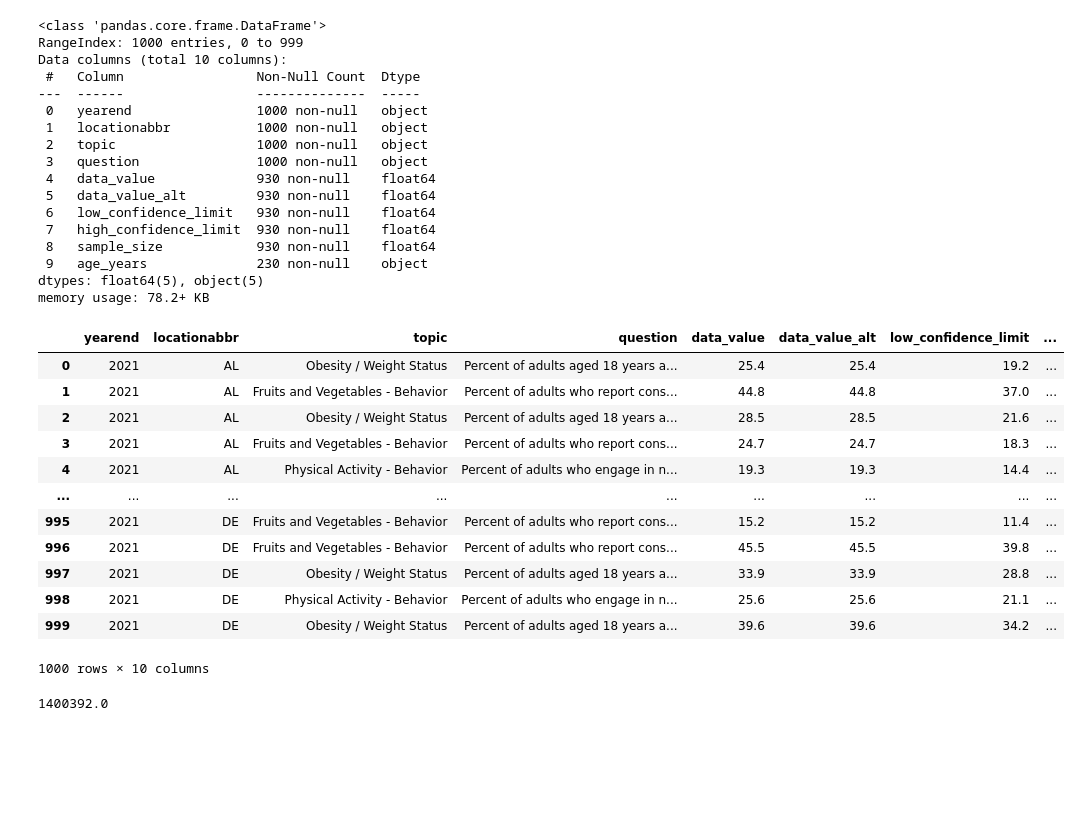
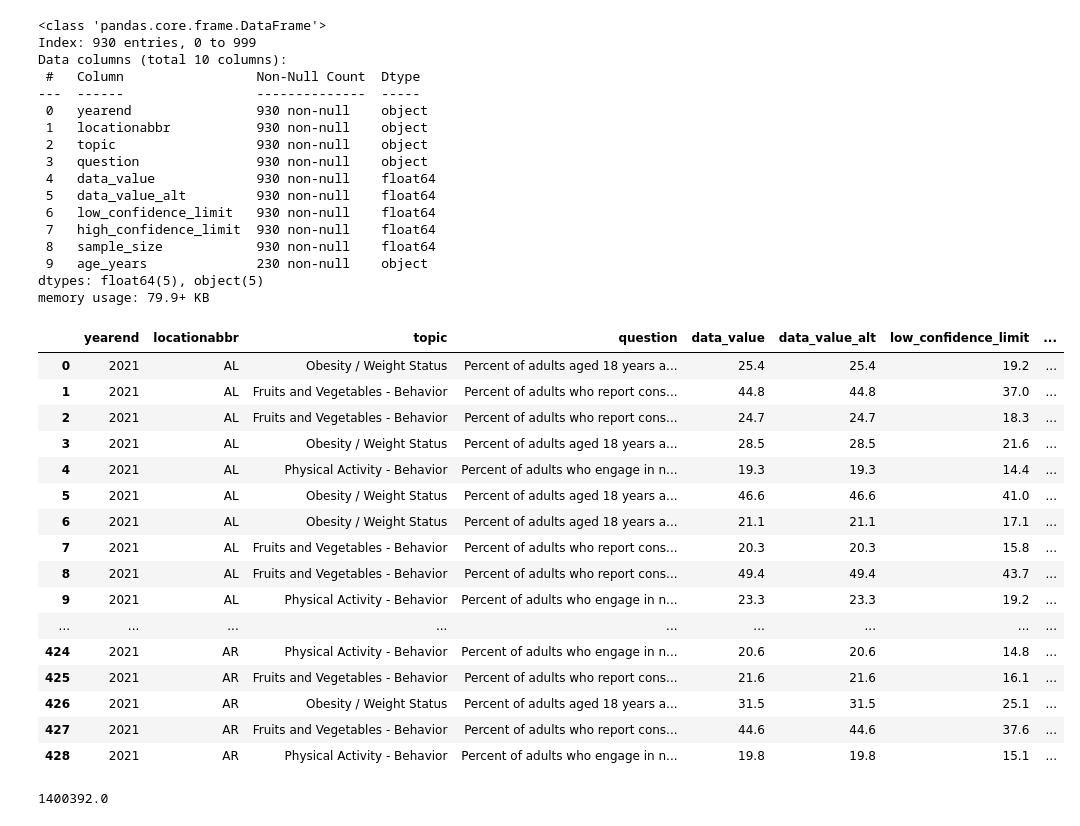
Before and after one commit to sma005/project-one-group-4, a Jupyter notebook: obesity_study.ipynb, the cells around one changed output. Drawn from its saved outputs; the diff is of its cells as text; code cells hidden in the pictures; blank space fills up the shorter version.

```diff
--- a/obesity_study.ipynb
+++ b/obesity_study.ipynb
@@ -44,50 +44,54 @@ data
 # %%
-# Convert the cities weather data into a Pandas DataFrame
+# Format table into a Pandas DataFrame
 data_df = pd.DataFrame(data)
 
-data_df = obesity_df[['yearend','locationabbr','topic','question','data_value','data_value_alt','low_confidence_limit','high_confidence_limit','sample_size','age_years']]
+data_df = data_df[['yearend','locationabbr','topic','question','data_value','data_value_alt','low_confidence_limit','high_confidence_limit','sample_size','age_years']]
 
 data_df['data_value'] = data_df.data_value.astype(float)
 data_df['data_value_alt'] = data_df.data_value_alt.astype(float)
 data_df['low_confidence_limit'] = data_df.low_confidence_limit.astype(float)
 data_df['high_confidence_limit'] = data_df.high_confidence_limit.astype(float)
 data_df['sample_size'] = data_df.sample_size.astype(float)
-
+data_df = data_df[data_df['sample_size'].notna()]
 data_df.info()
 # Show Record Count
 data_df
 #data_df.dropna()
 # %% [output]
 <class 'pandas.core.frame.DataFrame'>
-RangeIndex: 1000 entries, 0 to 999
+Index: 930 entries, 0 to 999
 Data columns (total 10 columns):
  #   Column                 Non-Null Count  Dtype
 ---  ------                 --------------  -----
- 0   yearend                1000 non-null   object
- 1   locationabbr           1000 non-null   object
- 2   topic                  1000 non-null   object
- 3   question               1000 non-null   object
+ 0   yearend                930 non-null    object
+ 1   locationabbr           930 non-null    object
+ 2   topic                  930 non-null    object
+ 3   question               930 non-null    object
  4   data_value             930 non-null    float64
  5   data_value_alt         930 non-null    float64
  6   low_confidence_limit   930 non-null    float64
  7   high_confidence_limit  930 non-null    float64
  8   sample_size            930 non-null    float64
  9   age_years              230 non-null    object
 dtypes: float64(5), object(5)
-memory usage: 78.2+ KB
+memory usage: 79.9+ KB
 |  | yearend | locationabbr | topic | question | data_value | data_value_alt | low_confidence_limit | ... |
 | 0 | 2021 | AL | Obesity / Weight Status | Percent of adults aged 18 years a... | 25.4 | 25.4 | 19.2 | ... |
 | 1 | 2021 | AL | Fruits and Vegetables - Behavior | Percent of adults who report cons... | 44.8 | 44.8 | 37.0 | ... |
-| 2 | 2021 | AL | Obesity / Weight Status | Percent of adults aged 18 years a... | 28.5 | 28.5 | 21.6 | ... |
-| 3 | 2021 | AL | Fruits and Vegetables - Behavior | Percent of adults who report cons... | 24.7 | 24.7 | 18.3 | ... |
+| 2 | 2021 | AL | Fruits and Vegetables - Behavior | Percent of adults who report cons... | 24.7 | 24.7 | 18.3 | ... |
+| 3 | 2021 | AL | Obesity / Weight Status | Percent of adults aged 18 years a... | 28.5 | 28.5 | 21.6 | ... |
 | 4 | 2021 | AL | Physical Activity - Behavior | Percent of adults who engage in n... | 19.3 | 19.3 | 14.4 | ... |
+| 5 | 2021 | AL | Obesity / Weight Status | Percent of adults aged 18 years a... | 46.6 | 46.6 | 41.0 | ... |
+| 6 | 2021 | AL | Obesity / Weight Status | Percent of adults aged 18 years a... | 21.1 | 21.1 | 17.1 | ... |
+| 7 | 2021 | AL | Fruits and Vegetables - Behavior | Percent of adults who report cons... | 20.3 | 20.3 | 15.8 | ... |
+| 8 | 2021 | AL | Fruits and Vegetables - Behavior | Percent of adults who report cons... | 49.4 | 49.4 | 43.7 | ... |
+| 9 | 2021 | AL | Physical Activity - Behavior | Percent of adults who engage in n... | 23.3 | 23.3 | 19.2 | ... |
 | ... | ... | ... | ... | ... | ... | ... | ... | ... |
-| 995 | 2021 | DE | Fruits and Vegetables - Behavior | Percent of adults who report cons... | 15.2 | 15.2 | 11.4 | ... |
-| 996 | 2021 | DE | Fruits and Vegetables - Behavior | Percent of adults who report cons... | 45.5 | 45.5 | 39.8 | ... |
-| 997 | 2021 | DE | Obesity / Weight Status | Percent of adults aged 18 years a... | 33.9 | 33.9 | 28.8 | ... |
-| 998 | 2021 | DE | Physical Activity - Behavior | Percent of adults who engage in n... | 25.6 | 25.6 | 21.1 | ... |
-| 999 | 2021 | DE | Obesity / Weight Status | Percent of adults aged 18 years a... | 39.6 | 39.6 | 34.2 | ... |
+| 424 | 2021 | AR | Physical Activity - Behavior | Percent of adults who engage in n... | 20.6 | 20.6 | 14.8 | ... |
+| 425 | 2021 | AR | Fruits and Vegetables - Behavior | Percent of adults who report cons... | 21.6 | 21.6 | 16.1 | ... |
+| 426 | 2021 | AR | Obesity / Weight Status | Percent of adults aged 18 years a... | 31.5 | 31.5 | 25.1 | ... |
+| 427 | 2021 | AR | Fruits and Vegetables - Behavior | Percent of adults who report cons... | 44.6 | 44.6 | 37.6 | ... |
+| 428 | 2021 | AR | Physical Activity - Behavior | Percent of adults who engage in n... | 19.8 | 19.8 | 15.1 | ... |
-1000 rows × 10 columns
 # %%
 num_of_participants = data_df['sample_size'].sum()
 num_of_participants
```
Also changed, not shown: parts of 8 cells of this notebook, 1 other file.
